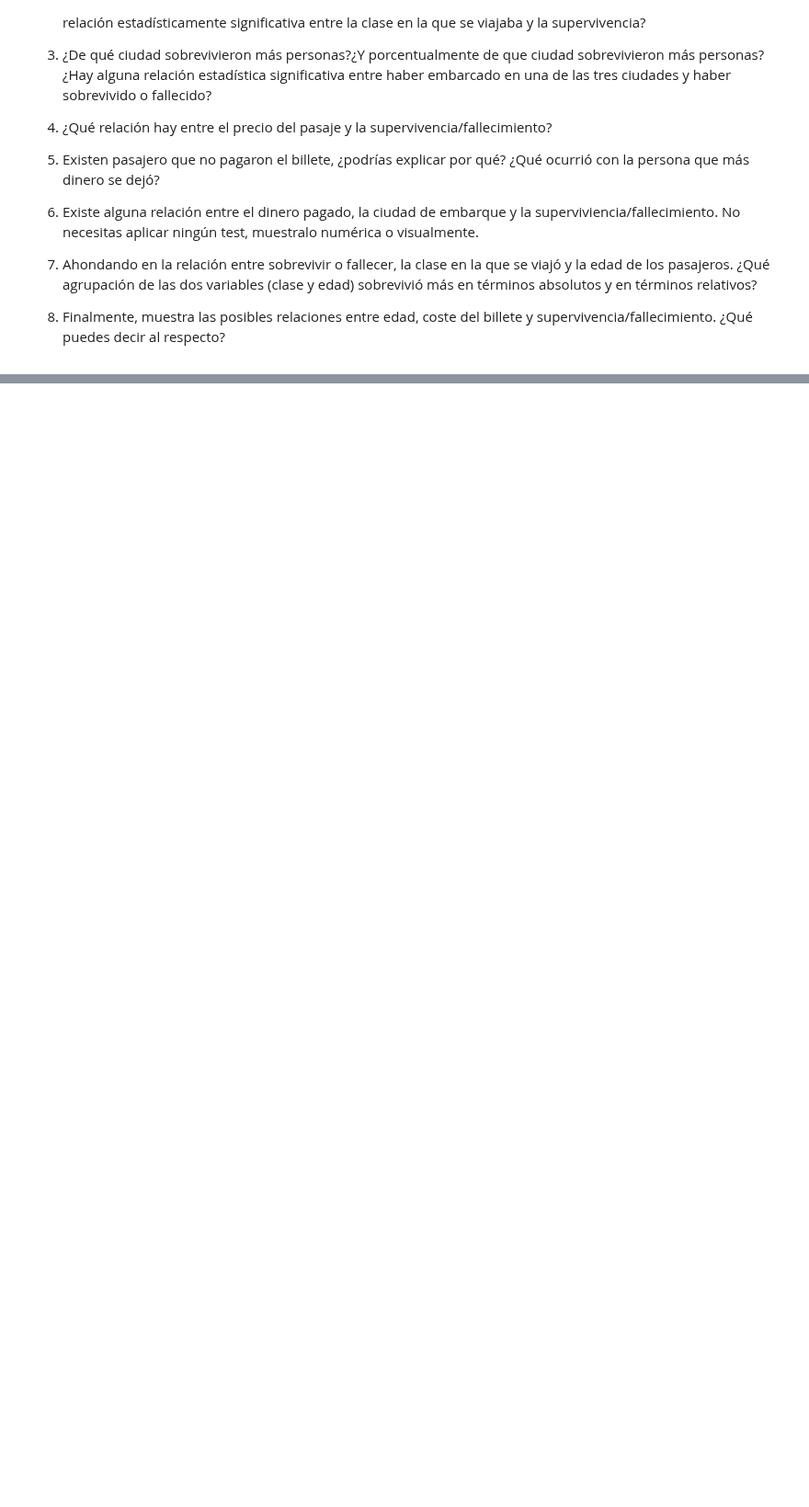
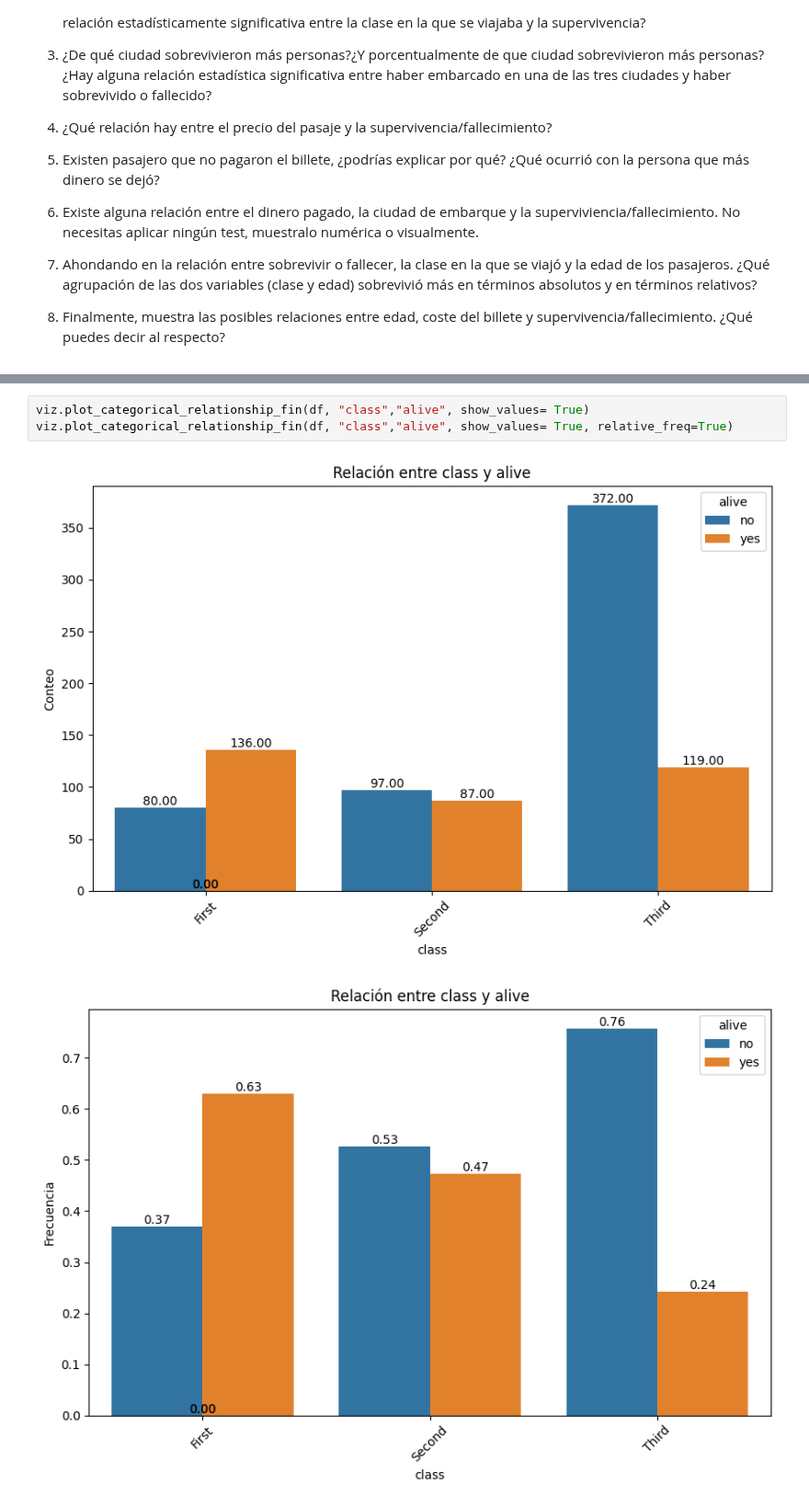
Before and after one commit to uxuearamburu/Data-Science, a Jupyter notebook: 03_Data_Analysis/Sprint_07/Unidad_02_Estadistica_Descriptiva_Multivariante/03_Practica_Obligatoria/18_Practica_Obligatoria_Multivariante.ipynb, the cells around one changed output, grey strips where cells are left out. Shown at 92% size. Drawn from its saved outputs; the diff is of its cells as text; blank space fills up the shorter version.

```diff
--- a/03_Data_Analysis/Sprint_07/Unidad_02_Estadistica_Descriptiva_Multivariante/03_Practica_Obligatoria/18_Practica_Obligatoria_Multivariante.ipynb
+++ b/03_Data_Analysis/Sprint_07/Unidad_02_Estadistica_Descriptiva_Multivariante/03_Practica_Obligatoria/18_Practica_Obligatoria_Multivariante.ipynb
@@ -72,0 +124,6 @@ Crea una variable categorica "cat_vuelo" a partir de distancias, escoge los rang
+# %%
+viz.plot_categorical_relationship_fin(df, "class","alive", show_values= True)
+viz.plot_categorical_relationship_fin(df, "class","alive", show_values= True, relative_freq=True)
+# %% [output]
+[figure, added]
+[figure, added]
```
Also changed, not shown: parts of 53 cells of this notebook.
